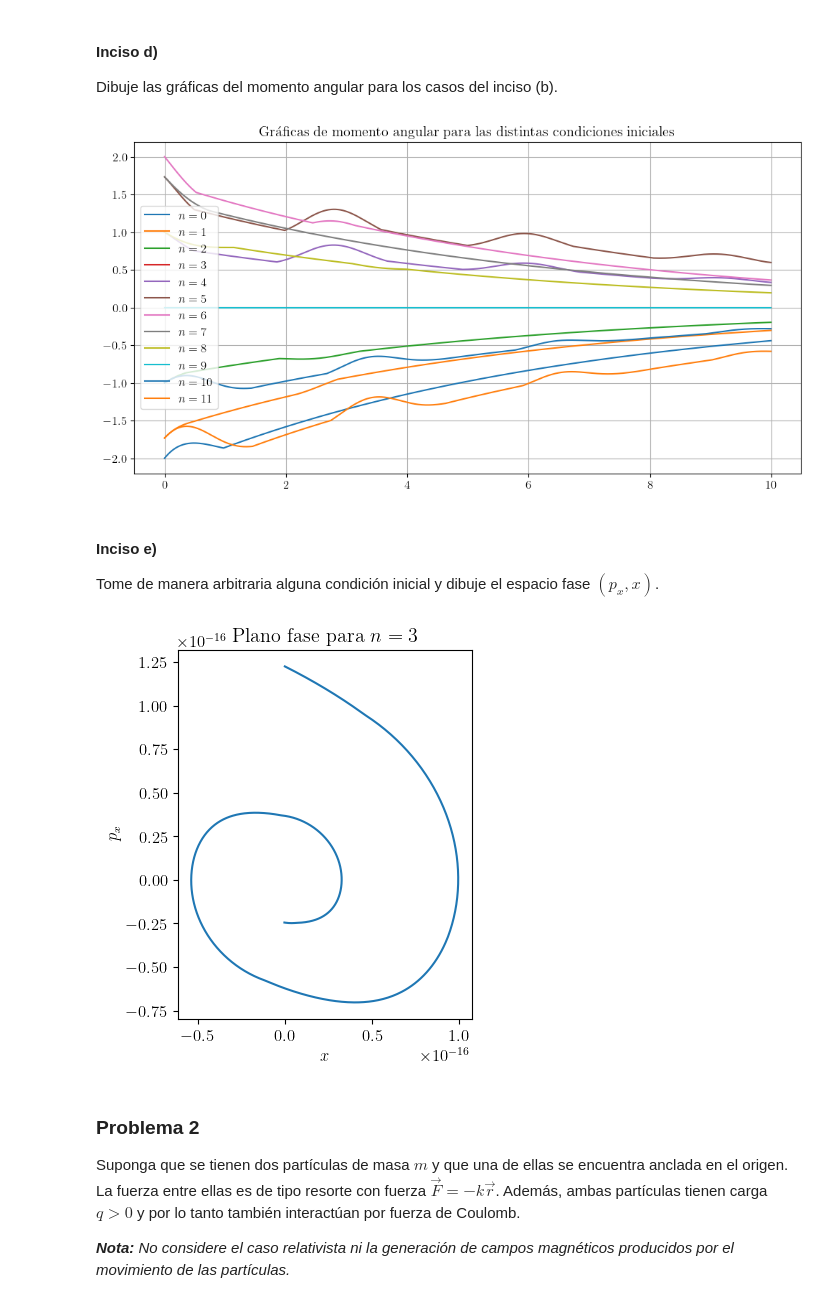
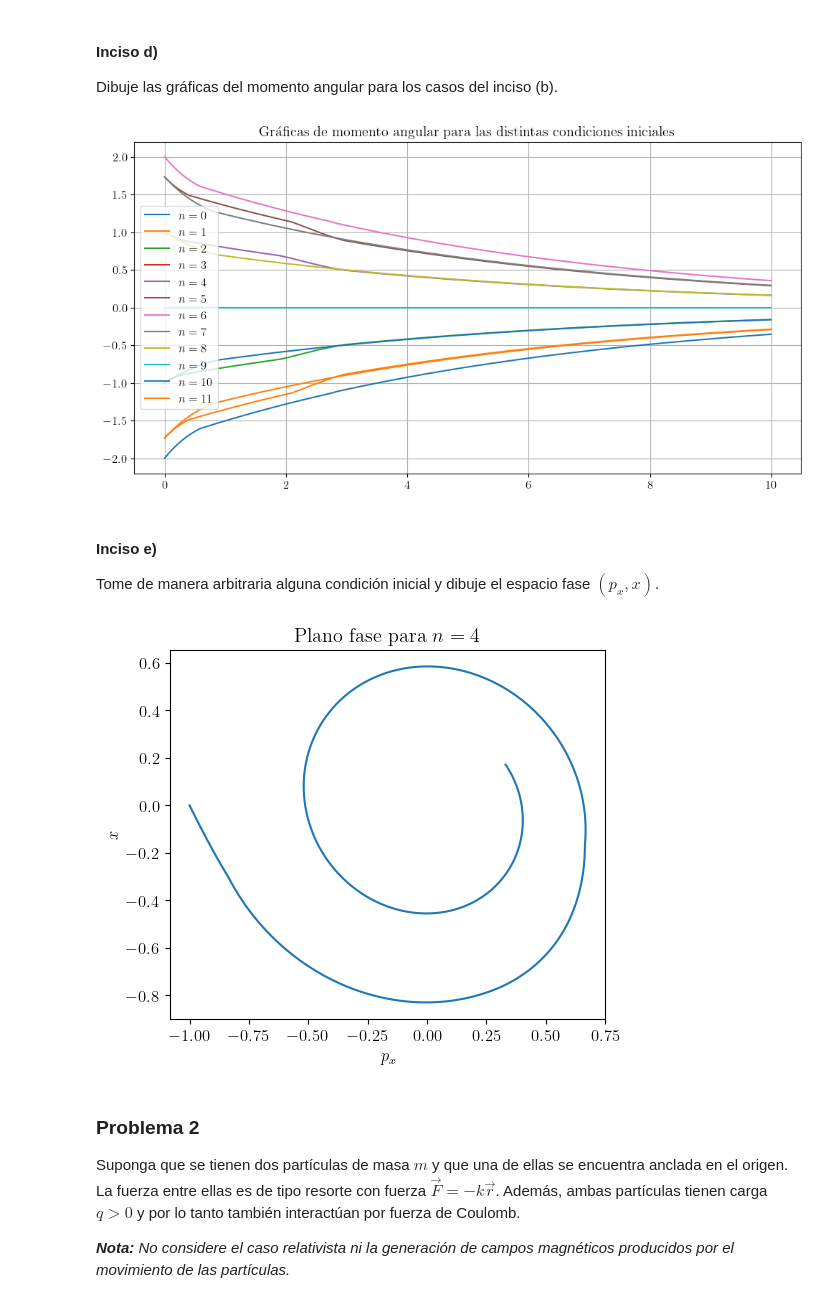
Before and after one commit to tamoaltas/FIS-COMP, a Jupyter notebook: examenes/tarea_examen_2_Vidal_Tamayo_Tamez_Roman_Tamez.ipynb, the cells around one changed output. Saved outputs shown, nothing was run; the diff lists cells and outputs as text; code cells hidden in the pictures.

```diff
--- a/examenes/tarea_examen_2_Vidal_Tamayo_Tamez_Roman_Tamez.ipynb
+++ b/examenes/tarea_examen_2_Vidal_Tamayo_Tamez_Roman_Tamez.ipynb
@@ -78,7 +77,7 @@ def edo_1(t, sol, consts = constantes):
     if v <= 1:
         fric = [-gma*vx, -gma*vy]
     else:
-        fric = [-mu*v*vx, -mu*v*vx]
+        fric = [-mu*v*vx, -mu*v*vy]
 
     dvxdt = (-k*x + fric[0])/m
     dvydt = (-k*y + fric[1])/m
@@ -221,4 +218,5 @@ L_angulares_all = [func_arreglo(ts, sols, L_angular) for sols in sols_all]
 # %%
+L_angulares_all = [func_arreglo(ts, sols, L_angular) for sols in sols_all]
 # Graficas
 plt.figure(figsize=(12,6))
 plt.title("Gráficas de momento angular para las distintas condiciones iniciales")
@@ -228,23 +226,22 @@ for i in range(len(L_angulares_all)):
 plt.grid(), plt.legend()
 plt.show()
 # %% [output]
-[figure, old version]
+[figure, new version]
 # %% [markdown]
 #### Inciso e)
 Tome de manera arbitraria alguna condición inicial y dibuje el espacio fase $(p_x, x)$.
 # %%
 ind = np.random.randint(0,12)
-
 x = sols_all[ind][:,0]
 px = sols_all[ind][:,2] * constantes[0]
 
-plt.plot(x,px)
+plt.plot(px,x)
 plt.title(r'Plano fase para $n={}$'.format(ind))
-plt.xlabel(r'$x$'),plt.ylabel(r'$p_x$'),
+plt.xlabel(r'$p_x$'), plt.ylabel(r'$x$')
 plt.gca().set_aspect('equal')
 plt.show()
 # %% [output]
-[figure, old version]
+[figure, new version]
 # %% [markdown]
 ### Problema 2
 Suponga que se tienen dos partículas de masa $m$ y que una de ellas se encuentra anclada en el origen. La fuerza entre ellas es de tipo resorte con fuerza $\vec{F} = -k\vec{r}$. Además, ambas partículas tienen carga $q > 0$ y por lo tanto también interactúan por fuerza de Coulomb.
```
Also changed, not shown: parts of 37 cells of this notebook.
